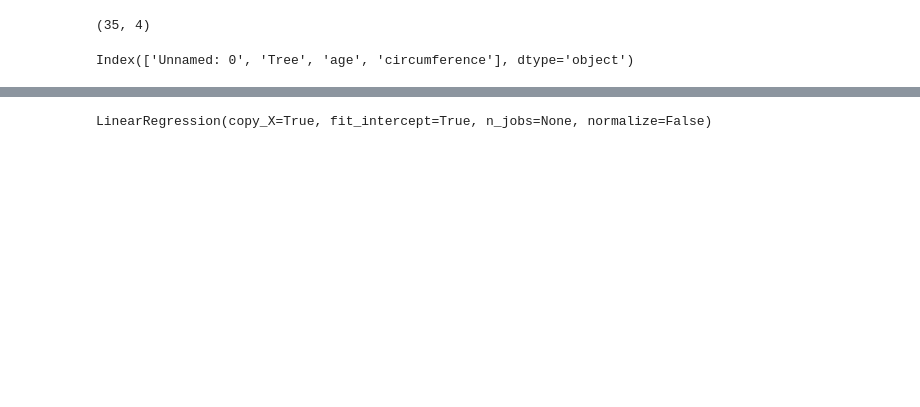
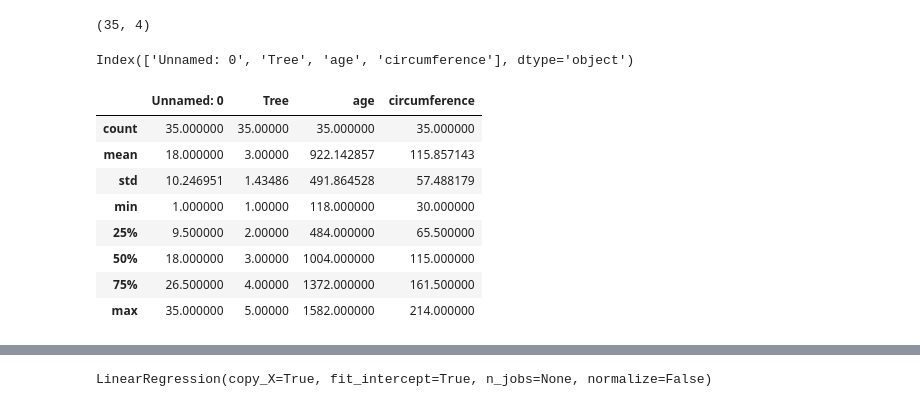
Before and after one commit to manishanker/Statistics_ML_26Aug, a Jupyter notebook: doubts/Linear_regression_Orange_dataset.ipynb, the cells around one changed output, grey strips where cells are left out. Drawn from its saved outputs; the diff is of its cells as text; code cells hidden in the pictures; blank space fills up the shorter version.

```diff
--- a/doubts/Linear_regression_Orange_dataset.ipynb
+++ b/doubts/Linear_regression_Orange_dataset.ipynb
@@ -22,6 +15,18 @@ df.shape
 df.columns
 # %% [output]
 Index(['Unnamed: 0', 'Tree', 'age', 'circumference'], dtype='object')
+# %%
+df.describe()
+# %% [output]
+|  | Unnamed: 0 | Tree | age | circumference |
+| count | 35.000000 | 35.00000 | 35.000000 | 35.000000 |
+| mean | 18.000000 | 3.00000 | 922.142857 | 115.857143 |
+| std | 10.246951 | 1.43486 | 491.864528 | 57.488179 |
+| min | 1.000000 | 1.00000 | 118.000000 | 30.000000 |
+| 25% | 9.500000 | 2.00000 | 484.000000 | 65.500000 |
+| 50% | 18.000000 | 3.00000 | 1004.000000 | 115.000000 |
+| 75% | 26.500000 | 4.00000 | 1372.000000 | 161.500000 |
+| max | 35.000000 | 5.00000 | 1582.000000 | 214.000000 |
 # %%
 df
 # %% [output]
```
Also changed, not shown: parts of 13 cells of this notebook.
